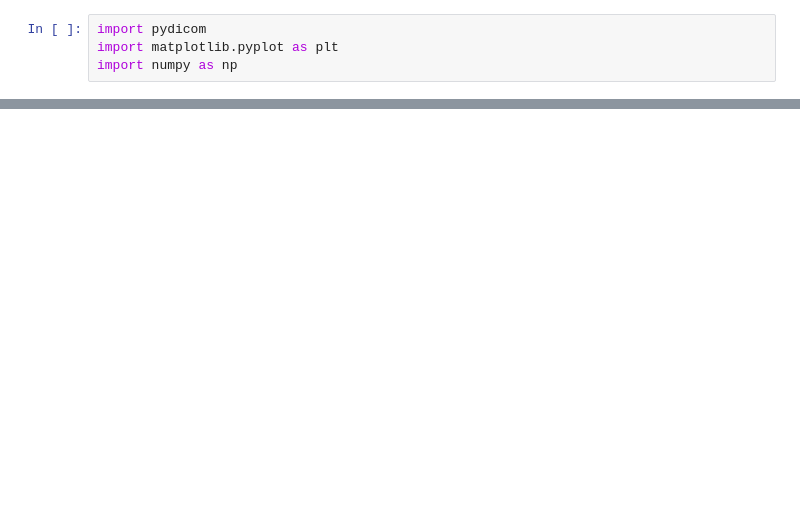
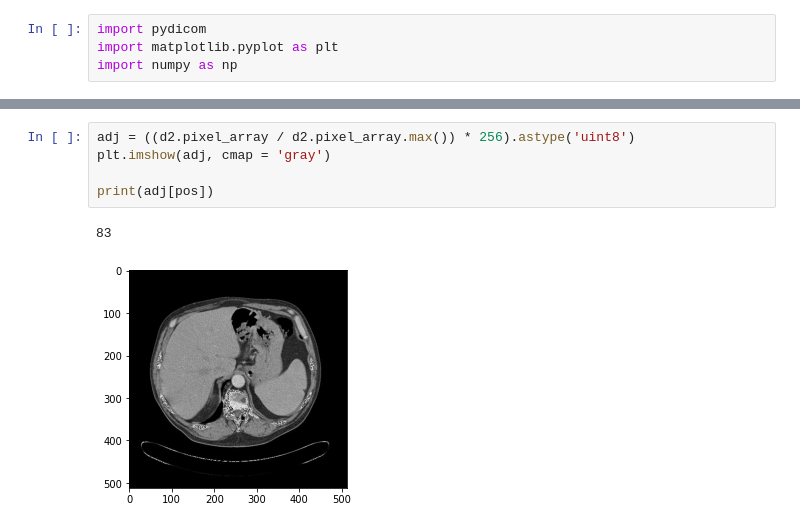
Before and after one commit to taaha-khan/2023-CompaCT-Image-Compression, a Jupyter notebook: notebooks/1.0-tk-dicom-read.ipynb, the cells around one changed output, grey strips where cells are left out. Drawn from its saved outputs; the diff is of its cells as text; blank space fills up the shorter version.

```diff
--- a/notebooks/1.0-tk-dicom-read.ipynb
+++ b/notebooks/1.0-tk-dicom-read.ipynb
@@ -38,3 +50,11 @@ dtype('uint16')
+# %%
+adj = ((d2.pixel_array / d2.pixel_array.max()) * 256).astype('uint8')
+plt.imshow(adj, cmap = 'gray')
+
+print(adj[pos])
+# %% [output]
+83
+[figure, added]
 # %%
 unique = np.unique(ds.pixel_array)
 len(unique)
```
Also changed, not shown: parts of 10 cells of this notebook, 9 other files.
